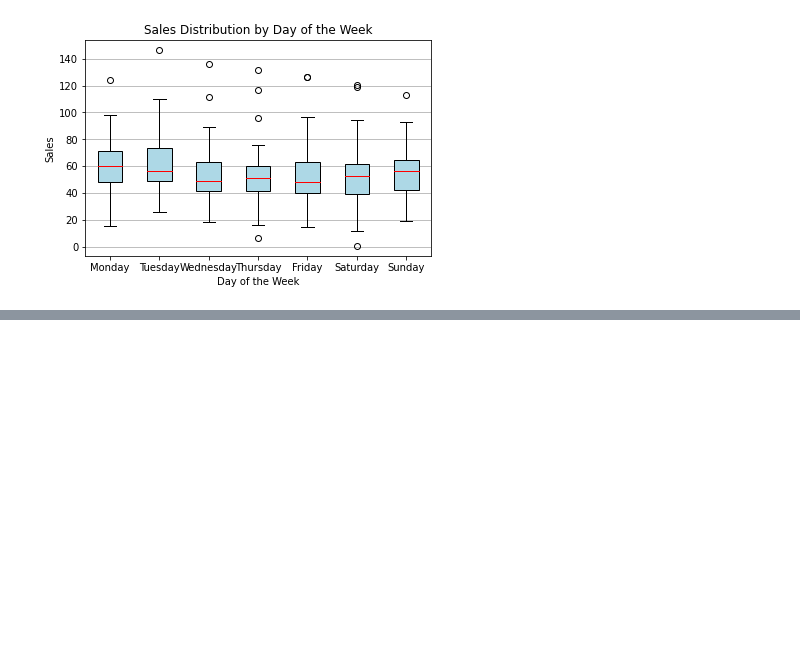
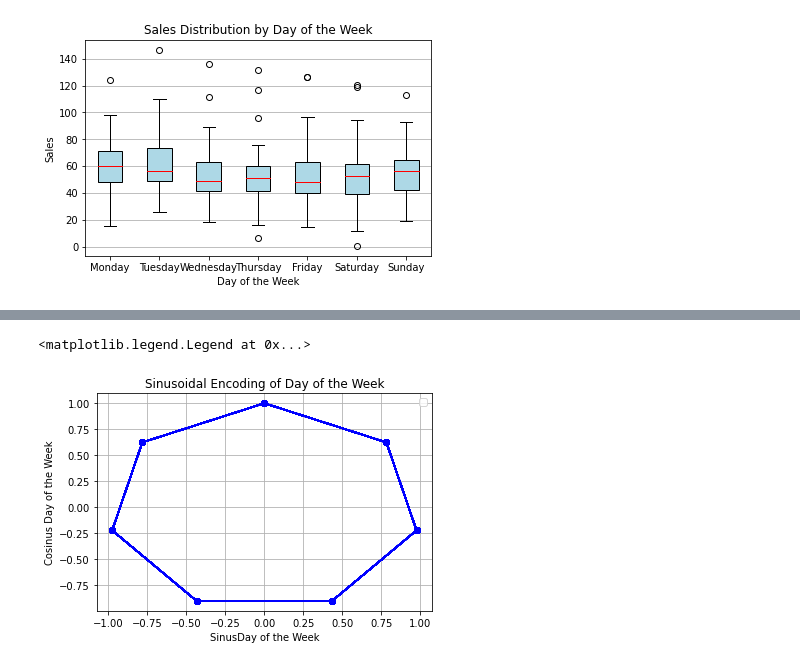
Before and after one commit to navid-mohamadi/Uplift-modeling-using-time-series-prediction, a Jupyter notebook: Code/Uplift Time Series Model.ipynb, the cells around one changed output, grey strips where cells are left out. Saved outputs shown, nothing was run; the diff lists cells and outputs as text; code cells hidden in the pictures; blank space fills up the shorter version.

Commit message:
5th commit with week day encoded

```diff
--- a/Code/Uplift Time Series Model.ipynb
+++ b/Code/Uplift Time Series Model.ipynb
@@ -109,0 +127,26 @@ plt.show()
+# %%
+import pandas as pd
+import numpy as np
+import matplotlib.pyplot as plt
+
+# Number of days in a week
+days_of_week = np.arange(7)  # Correctly define an array from 0 to 6
+
+# Assuming df is already defined and contains 'Day_of_the_Week' column
+df['Day_of_the_Week_Sin'] = df['Day_of_the_Week'].apply(lambda x : np.sin(2 * np.pi * x / 7))
+df['Day_of_the_Week_Cos'] = df['Day_of_the_Week'].apply(lambda x : np.cos(2 * np.pi * x / 7))
+
+sin_array = df['Day_of_the_Week_Sin'].to_numpy()
+cos_array = df['Day_of_the_Week_Cos'].to_numpy()
+
+
+# Plot sine encoding
+
+plt.plot(sin_array, cos_array, marker='o', color='blue', linestyle='-')
+
+plt.xlabel('SinusDay of the Week')
+plt.ylabel('Cosinus Day of the Week')
+plt.title('Sinusoidal Encoding of Day of the Week')
+plt.grid(True)
+plt.legend()
+# %% [output]
@@ -109,0 +154,2 @@ plt.show()
+<matplotlib.legend.Legend at 0x...>
+[figure, added]
```
Also changed, not shown: parts of 3 cells of this notebook.
